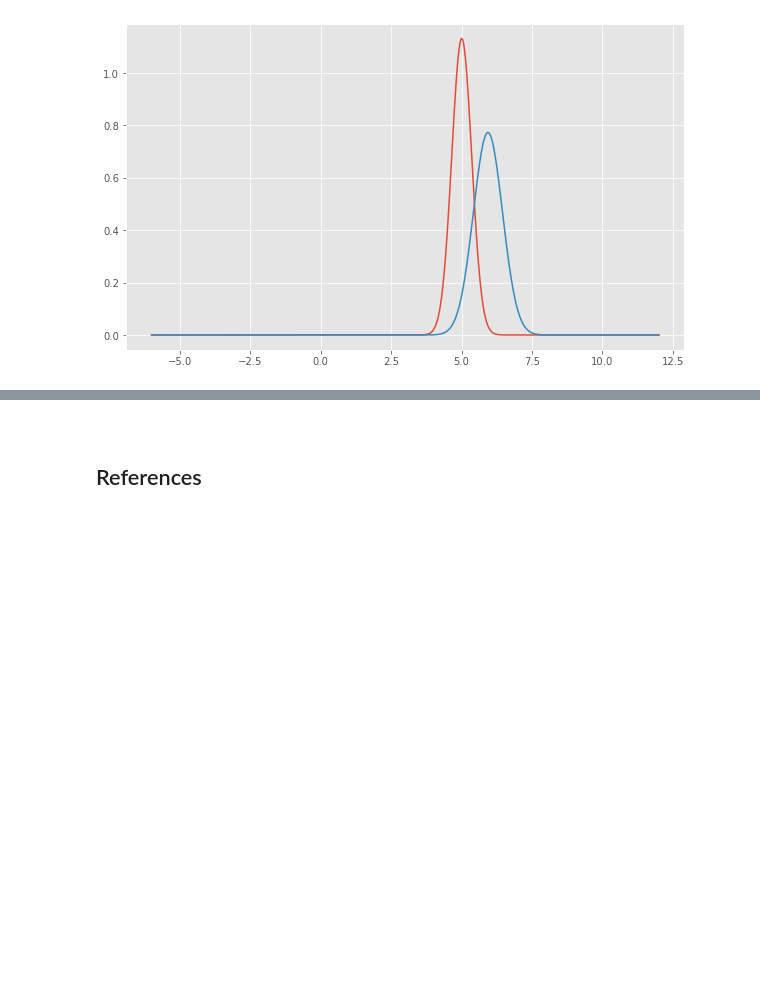
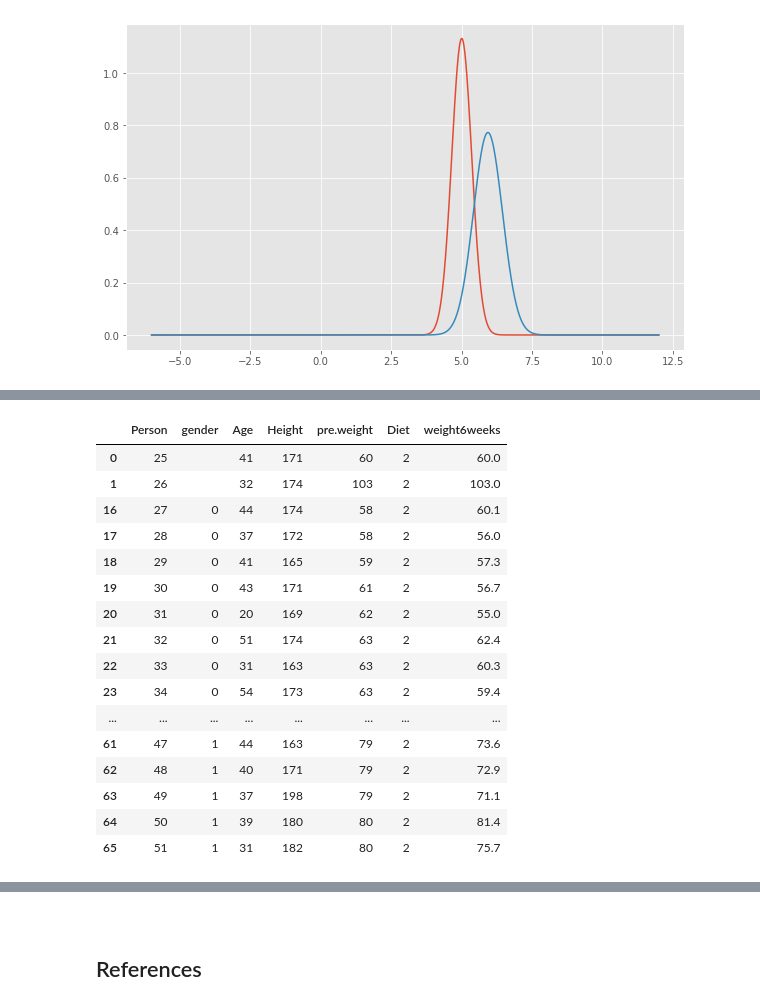
Before and after one commit to Silvio622/Machine-Learning-Scikit-Learn, a Jupyter notebook: scipy-stats.ipynb, the cells around one changed output, grey strips where cells are left out. Saved outputs shown, nothing was run; the diff lists cells and outputs as text; code cells hidden in the pictures; blank space fills up the shorter version.

```diff
--- a/scipy-stats.ipynb
+++ b/scipy-stats.ipynb
@@ -169,0 +230,22 @@ plt.show()
+# %%
+# Filter out the rows for the Diet type 2
+dfdiet2 = dfdiet.loc[dfdiet['Diet']==2]
+dfdiet2
+# %% [output]
+|  | Person | gender | Age | Height | pre.weight | Diet | weight6weeks |
+| 0 | 25 |  | 41 | 171 | 60 | 2 | 60.0 |
+| 1 | 26 |  | 32 | 174 | 103 | 2 | 103.0 |
+| 16 | 27 | 0 | 44 | 174 | 58 | 2 | 60.1 |
+| 17 | 28 | 0 | 37 | 172 | 58 | 2 | 56.0 |
+| 18 | 29 | 0 | 41 | 165 | 59 | 2 | 57.3 |
+| 19 | 30 | 0 | 43 | 171 | 61 | 2 | 56.7 |
+| 20 | 31 | 0 | 20 | 169 | 62 | 2 | 55.0 |
+| 21 | 32 | 0 | 51 | 174 | 63 | 2 | 62.4 |
+| 22 | 33 | 0 | 31 | 163 | 63 | 2 | 60.3 |
+| 23 | 34 | 0 | 54 | 173 | 63 | 2 | 59.4 |
+| ... | ... | ... | ... | ... | ... | ... | ... |
+| 61 | 47 | 1 | 44 | 163 | 79 | 2 | 73.6 |
+| 62 | 48 | 1 | 40 | 171 | 79 | 2 | 72.9 |
+| 63 | 49 | 1 | 37 | 198 | 79 | 2 | 71.1 |
+| 64 | 50 | 1 | 39 | 180 | 80 | 2 | 81.4 |
+| 65 | 51 | 1 | 31 | 182 | 80 | 2 | 75.7 |
```
Also changed, not shown: parts of 13 cells of this notebook.
